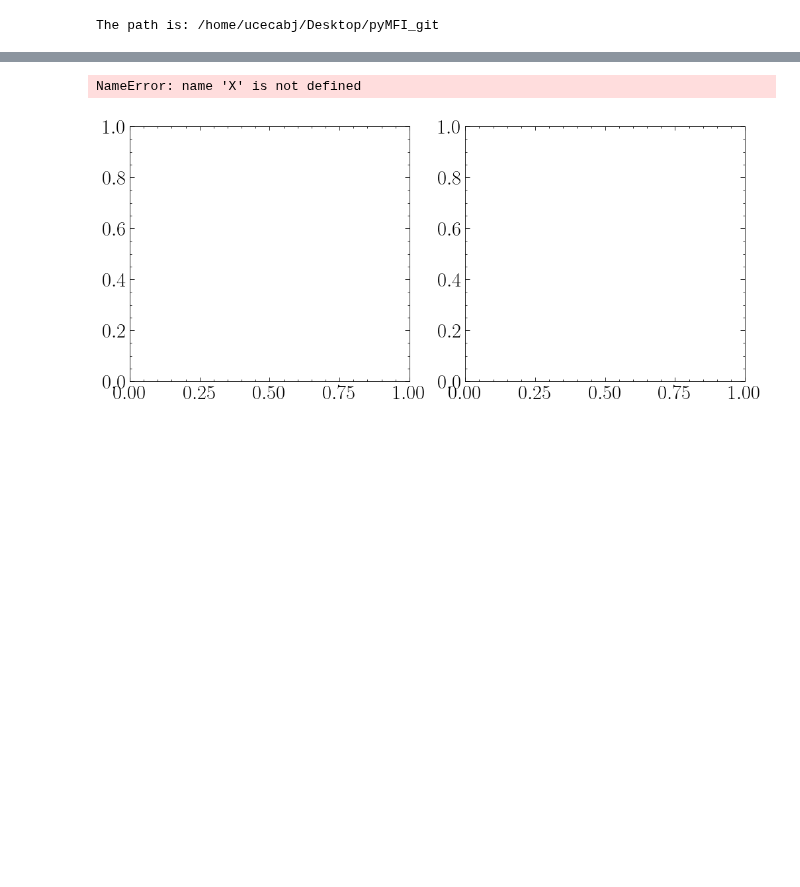
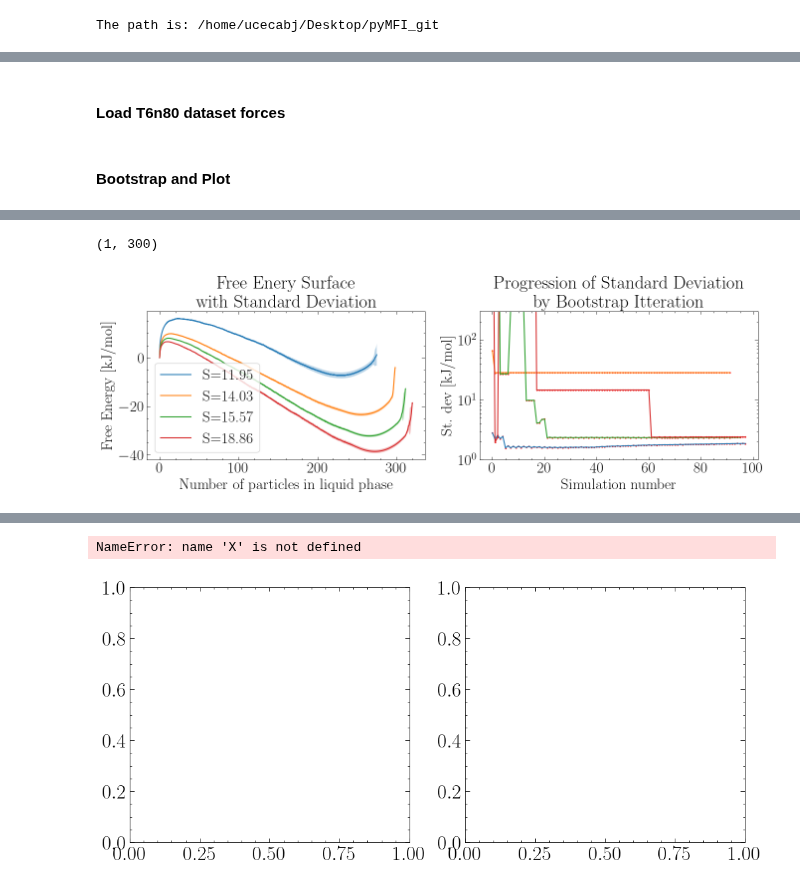
Before and after one commit to mme-ucl/MFI, a Jupyter notebook: Manuscript_Results/Figure4.ipynb, the cells around one changed output, grey strips where cells are left out. Cells and saved outputs as stored; diff of their text form; code cells hidden in the pictures; blank space fills up the shorter version.

```diff
--- a/Manuscript_Results/Figure4.ipynb
+++ b/Manuscript_Results/Figure4.ipynb
@@ -85,0 +132,77 @@ FileNotFoundError: [Errno 2] No such file or directory: '/home/ucecabj/Storage/M
+# %% [markdown]
+#### Load T6n80 dataset forces
+# %%
+path_master = "/home/ucecabj/Storage/MFI_new/LJ_fluid/LJ_results/results_T6n80/"
+
+#initialise force list and grid
+forceterms_forw = []; forceterms_back = []
+
+index_list = np.arange(1,51).tolist()
+# index_list.remove(3)
+# index_list.remove(5)
+# index_list.remove(7)
+index_list.remove(38)
+
+#load force terms
+for i in index_list:
+    [Ftot_den, Ftot_den2, Ftot, ofv_num, ofe] = MFI1D.load_npy(path_master + "forward_master_" + str(i) + "_n80")
+    forceterms_forw.append( [Ftot_den, Ftot_den2, Ftot + bias_force_80, ofv_num] )
+    [Ftot_den, Ftot_den2, Ftot, ofv_num, ofe] = MFI1D.load_npy(path_master + "backward_master_" + str(i) + "_n80")
+    forceterms_back.append( [Ftot_den, Ftot_den2, Ftot, ofv_num] )
+
+MFI.save_npy([forceterms_forw, forceterms_back], path_figure4 + "LJ_n80_allforces")
+# %% [markdown]
+#### Bootstrap and Plot
+# %%
+name_list = ["55", "65", "73", "80"]
+label_list = ["11.95", "14.03", "15.57", "18.86"]
+grid_list = [np.linspace(0, 275, 2201), np.linspace(0, 310, 2481), np.linspace(0, 315, 2521), np.linspace(0, 330, 2641)]
+FES_sd_list = []
+plt.figure(figsize=(14,5));
+
+for i in [0,1,2,3]:
+
+    #load forward and backward forces
+    [forceterms_forw, forceterms_back] = MFI.load_npy(path_figure4 + "LJ_n" + name_list[i] + "_allforces")
+
+    #Boostrap
+    [FES_avr, sd_fes, sd_fes_prog ] = MFI1D.bootstrap_forw_back(grid_list[i], np.asarray(forceterms_forw[:,[0,2],:]), np.asarray(forceterms_back[:,[0,2],:]), n_bootstrap=100, set_fes_minima="first_value")
+    # FES_sd_list.append([FES_avr, sd_fes, sd_fes_prog ])
+    [x_plot, FES_plot, sd_plot] = remove_flat_tail(grid_list[i], FES_avr, sd_fes)
+
+    #calculate ofe error progression of patching
+    # all_forces = np.empty((int(len(forceterms_forw)*2), 4, len(grid_list[i])))
+    # all_forces[0::2] = forceterms_forw
+    # all_forces[1::2] = forceterms_back
+
+    all_forces = []
+    # for j in range(38):
+    for j in range(len(forceterms_forw)):
+
+        if j==100 or j==200 :
+            print(j)
+
+        else:
+            all_forces.append(forceterms_back[j])
+            all_forces.append(forceterms_forw[j])
+
+    print(np.shape(all_forces))
+
+
+    Ftot_den, Ftot_den2, Ftot, ofv_num, ofe, Aofe = MFI1D.patch_forces_ofe(np.asarray(all_forces), ofe_progression=True, use_weighted_st_dev=True)
+
+    print(Aofe[-1])
+
+    plt.subplot(1,2,1)
+    plt.plot(x_plot, FES_plot, label="S=" + label_list[i])
+    plt.fill_between(x_plot, FES_plot - sd_plot, FES_plot + sd_plot, alpha=0.3)
+
+    plt.subplot(1,2,2)
+    plt.plot(range(len(Aofe)), Aofe)
+    plt.scatter(range(len(Aofe)), Aofe, s=2, c="r")
+
+
+plt.subplot(1,2,1); plt.xlabel("Number of particles in liquid phase"), plt.ylabel("Free Energy [kJ/mol]"); plt.legend(); plt.title("Free Enery Surface \nwith Standard Deviation")
+
+plt.subplot(1,2,2); plt.xlabel("Simulation number"), plt.ylabel("St. dev [kJ/mol]"); plt.title("Progression of Standard Deviation\nby Bootstrap Itteration"); plt.tight_layout(); plt.yscale("log"); plt.ylim(1,300)
+# %% [output]
@@ -85,0 +225,2 @@ FileNotFoundError: [Errno 2] No such file or directory: '/home/ucecabj/Storage/M
+(1, 300)
+[figure, added]
```
Also changed, not shown: parts of 15 cells of this notebook, 26 other files.
